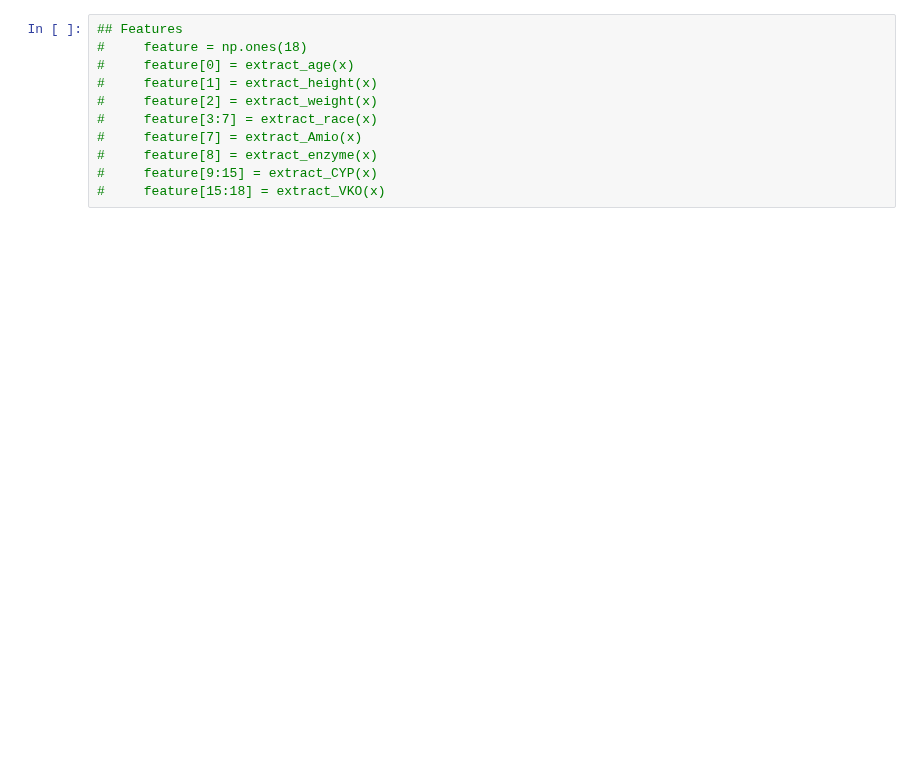
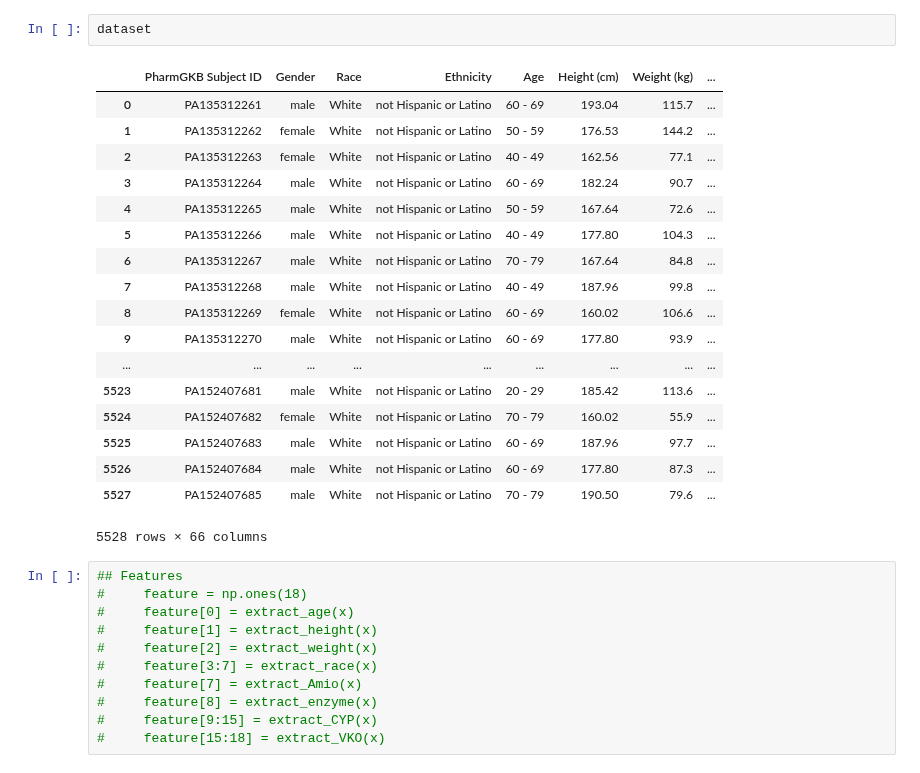
Before and after one commit to FJYang96/CS229-Project, a Jupyter notebook: Final Project-draft.ipynb, the cells around one changed output. Cells and saved outputs as stored; diff of their text form; blank space fills up the shorter version.

```diff
--- a/Final Project-draft.ipynb
+++ b/Final Project-draft.ipynb
@@ -27,3 +121,24 @@ X_train, X_val, y_train, y_val = train_test_split(X_trainval, y_trainval, test_s
+# %%
+dataset
+# %% [output]
+|  | PharmGKB Subject ID | Gender | Race | Ethnicity | Age | Height (cm) | Weight (kg) | ... |
+| 0 | PA135312261 | male | White | not Hispanic or Latino | 60 - 69 | 193.04 | 115.7 | ... |
+| 1 | PA135312262 | female | White | not Hispanic or Latino | 50 - 59 | 176.53 | 144.2 | ... |
+| 2 | PA135312263 | female | White | not Hispanic or Latino | 40 - 49 | 162.56 | 77.1 | ... |
+| 3 | PA135312264 | male | White | not Hispanic or Latino | 60 - 69 | 182.24 | 90.7 | ... |
+| 4 | PA135312265 | male | White | not Hispanic or Latino | 50 - 59 | 167.64 | 72.6 | ... |
+| 5 | PA135312266 | male | White | not Hispanic or Latino | 40 - 49 | 177.80 | 104.3 | ... |
+| 6 | PA135312267 | male | White | not Hispanic or Latino | 70 - 79 | 167.64 | 84.8 | ... |
+| 7 | PA135312268 | male | White | not Hispanic or Latino | 40 - 49 | 187.96 | 99.8 | ... |
+| 8 | PA135312269 | female | White | not Hispanic or Latino | 60 - 69 | 160.02 | 106.6 | ... |
+| 9 | PA135312270 | male | White | not Hispanic or Latino | 60 - 69 | 177.80 | 93.9 | ... |
+| ... | ... | ... | ... | ... | ... | ... | ... | ... |
+| 5523 | PA152407681 | male | White | not Hispanic or Latino | 20 - 29 | 185.42 | 113.6 | ... |
+| 5524 | PA152407682 | female | White | not Hispanic or Latino | 70 - 79 | 160.02 | 55.9 | ... |
+| 5525 | PA152407683 | male | White | not Hispanic or Latino | 60 - 69 | 187.96 | 97.7 | ... |
+| 5526 | PA152407684 | male | White | not Hispanic or Latino | 60 - 69 | 177.80 | 87.3 | ... |
+| 5527 | PA152407685 | male | White | not Hispanic or Latino | 70 - 79 | 190.50 | 79.6 | ... |
+5528 rows × 66 columns
 # %%
 ## Features
 #     feature = np.ones(18)
```
Also changed, not shown: parts of 15 cells of this notebook.
